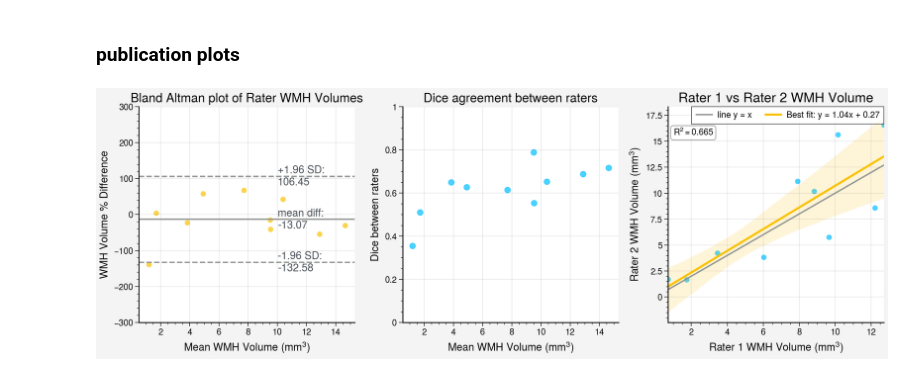
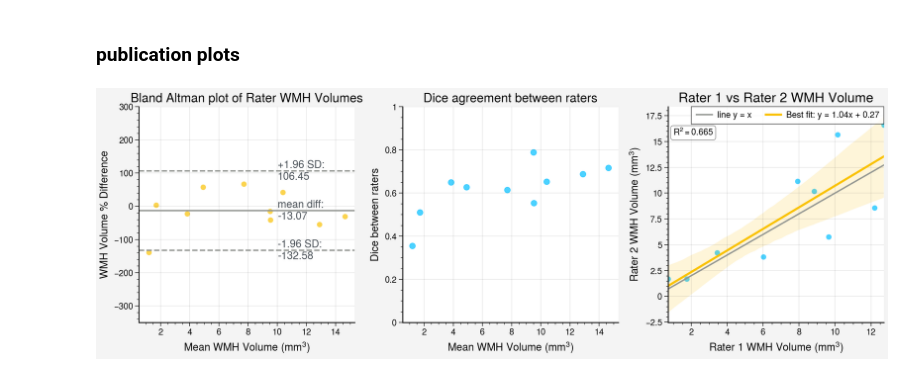
Before and after one commit to BenjaminPhi5/WMH_UQ_assessment, a Jupyter notebook: trustworthai/journal_run/interrater_experiments/plotting LBC data statistics.ipynb, the cells around one changed output. Drawn from its saved outputs; the diff is of its cells as text; code cells hidden in the pictures.

```diff
--- a/trustworthai/journal_run/interrater_experiments/plotting LBC data statistics.ipynb
+++ b/trustworthai/journal_run/interrater_experiments/plotting LBC data statistics.ipynb
@@ -274,30 +274,30 @@ def bland_altman_plot(ax, x, y, fontsize):
 # %%
 # spines and ticks
 fig = pplt.figure(refwidth="25em", span=False, share=False)
 axs = fig.subplots(nrows=1, ncols=3)
 
 fontsize=11
 
 x = df["WMH1_mm3"]
 y = df["WMH2_mm3"]
 bland_altman_plot(axs[0], x, y, fontsize)
-axs[0].set_ylim((-300, 300))
+axs[0].set_ylim((-350, 300))
 
 y = df["DSC"]
 x = (df["WMH1_mm3"] + df["WMH2_mm3"]) / 2
 dice_agreement_plot(axs[1], x, y, fontsize)
 axs[1].set_ylim((0, 1))
 
 x = df["WMH1_mm3"].values
 y = df["WMH2_mm3"].values
 rater_volume_comparison(axs[2], x, y, fontsize)
 
 for ax in axs:
     ax.spines['top'].set_visible(False)
     ax.spines['right'].set_visible(False)
     ax.spines['left'].set_linewidth(1.)
     ax.spines['bottom'].set_linewidth(1.)
     plt.minorticks_on()
     ax.tick_params(axis='both', labelsize=fontsize-2)
 # %% [output]
-[figure, old version]
+[figure, new version]
```
Also changed, not shown: 2 other files.
